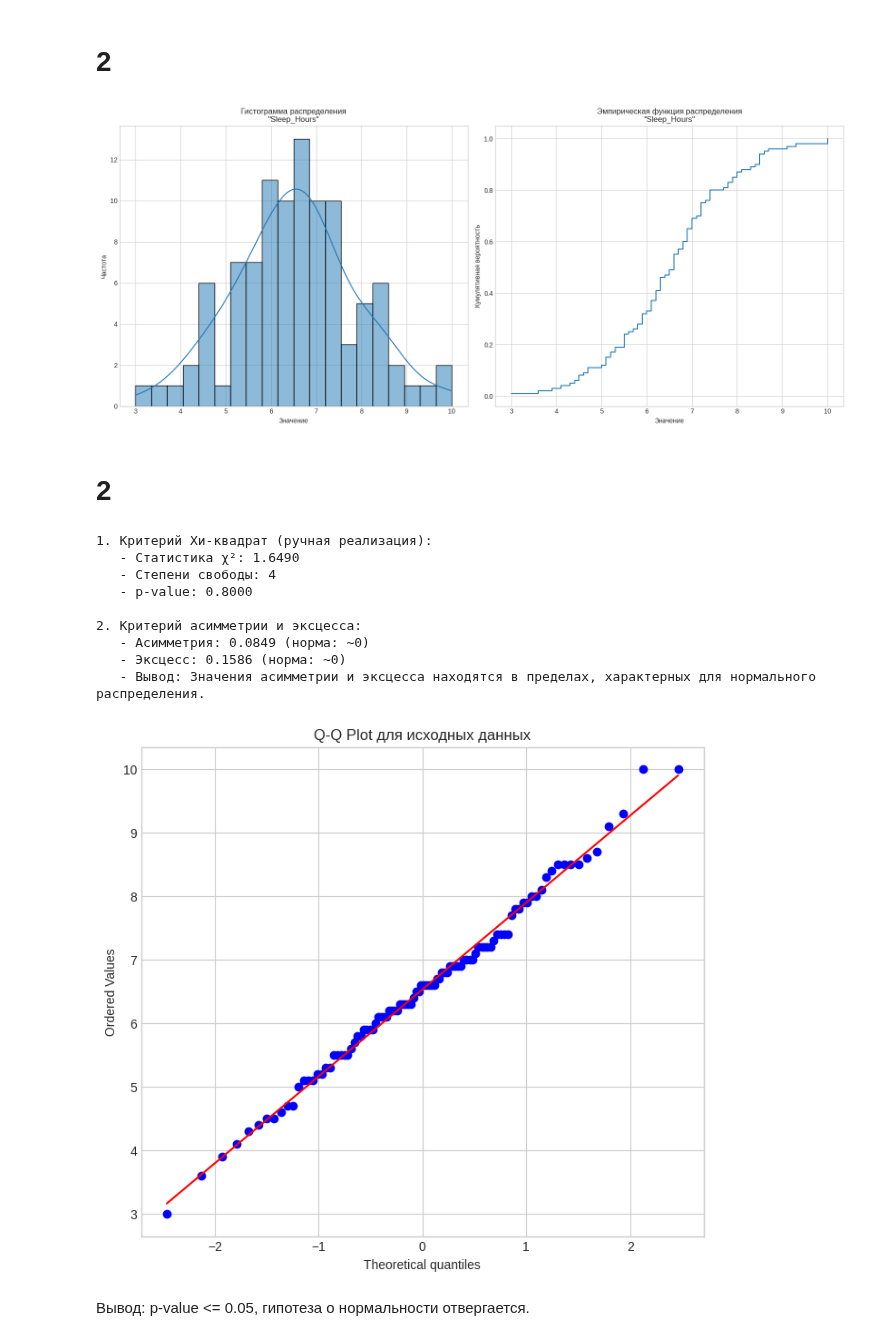
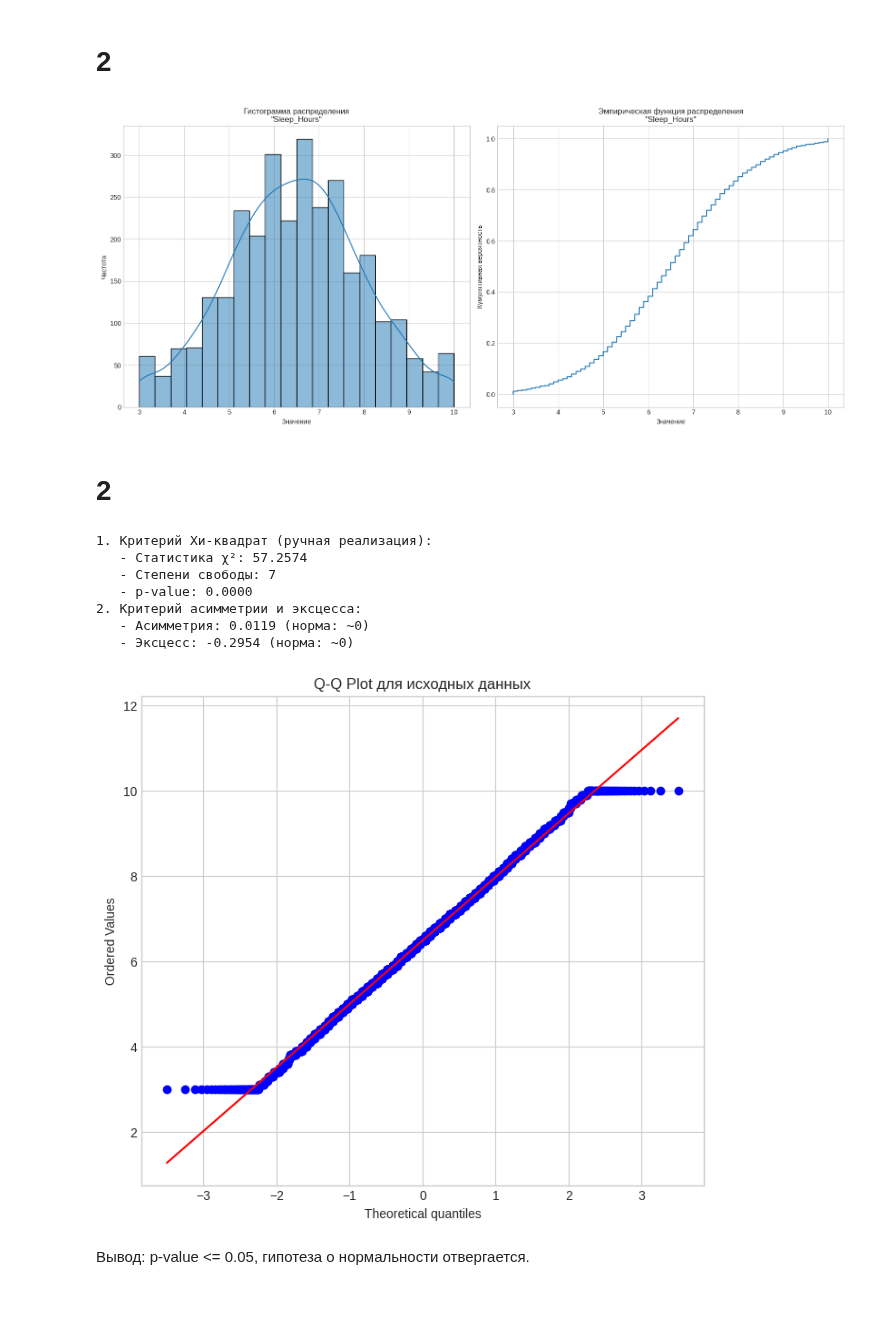
Before and after one commit to poluzerovT/oiad-3-2025, a Jupyter notebook: Zakharevich/lab1.ipynb, the cells around one changed output. Cells and saved outputs as stored; diff of their text form; code cells hidden in the pictures; blank space fills up the shorter version.

```diff
--- a/Zakharevich/lab1.ipynb
+++ b/Zakharevich/lab1.ipynb
@@ -76,7 +76,7 @@ CSV-файл успешно загружен локально.
 column_to_analyze = cols[N % 7]
 print(f"\nN = {N}, N % 7 = {N % 7}")
 print(f"Выбранный столбец для анализа: '{column_to_analyze}'")
-data_series = df[column_to_analyze][:100]
+data_series = df[column_to_analyze]
 # %% [output]
 N = 15, N % 7 = 1
 Выбранный столбец для анализа: 'Sleep_Hours'
@@ -121,7 +121,6 @@ print(f"8. Интерквартильный размах (IQR): {iqr:.4f}")
 plt.style.use('seaborn-v0_8-whitegrid')
 fig, axes = plt.subplots(1, 2, figsize=(16, 7))
 
-# Гистограмма
 sns.histplot(data_series, kde=True, ax=axes[0], bins=20)
 axes[0].set_title(f'Гистограмма распределения\n"{column_to_analyze}"')
 axes[0].set_xlabel('Значение')
@@ -140,7 +139,7 @@ axes[1].grid(True)
 plt.tight_layout()
 plt.show()
 # %% [output]
-[figure, old version]
+[figure, new version]
 # %% [markdown]
 # 2
 # %%
@@ -166,47 +165,41 @@ def chi_square_normality_test(data, bins=10):
             elif i < len(expected_freq) - 1:
                 expected_freq[i+1] += expected_freq[i]
                 observed_freq[i+1] += observed_freq[i]
                 expected_freq = np.delete(expected_freq, i)
                 observed_freq = np.delete(observed_freq, i)
         i += 1
 
     chi2_stat = np.sum((observed_freq - expected_freq)**2 / expected_freq)
     dof = len(expected_freq) - 1 - 2
     p_value = 1 - stats.chi2.cdf(chi2_stat, df=dof)
 
     return chi2_stat, p_value, dof
 
 chi2, p_val, dof = chi_square_normality_test(data_series)
-print("\n1. Критерий Хи-квадрат (ручная реализация):")
+print("1. Критерий Хи-квадрат (ручная реализация):")
 print(f"   - Статистика χ²: {chi2:.4f}")
 print(f"   - Степени свободы: {dof}")
 print(f"   - p-value: {p_val:.4f}")
 
 alpha = 0.05
 
-print("\n2. Критерий асимметрии и эксцесса:")
+print("2. Критерий асимметрии и эксцесса:")
 print(f"   - Асимметрия: {skewness_val:.4f} (норма: ~0)")
 print(f"   - Эксцесс: {kurtosis_val:.4f} (норма: ~0)")
-if abs(skewness_val) < 1 and abs(kurtosis_val) < 1:
-    print("   - Вывод: Значения асимметрии и эксцесса находятся в пределах, характерных для нормального распределения.")
-else:
-    print("   - Вывод: Значения асимметрии и/или эксцесса значительно отклоняются от нуля, что может указывать на ненормальность.")
 
 fig, ax = plt.subplots(figsize=(8, 7))
 stats.probplot(data_series, dist="norm", plot=ax)
 ax.set_title('Q-Q Plot для исходных данных')
 plt.show()
 # %% [output]
 1. Критерий Хи-квадрат (ручная реализация):
-   - Статистика χ²: 1.6490
-   - Степени свободы: 4
-   - p-value: 0.8000
-
+   - Статистика χ²: 57.2574
+   - Степени свободы: 7
+   - p-value: 0.0000
 2. Критерий асимметрии и эксцесса:
-   - Асимметрия: 0.0849 (норма: ~0)
-   - Эксцесс: 0.1586 (норма: ~0)
-   - Вывод: Значения асимметрии и эксцесса находятся в пределах, характерных для нормального распределения.
+   - Асимметрия: 0.0119 (норма: ~0)
+   - Эксцесс: -0.2954 (норма: ~0)
-[figure, old version]
+[figure, new version]
 # %% [markdown]
 Вывод: p-value <= 0.05, гипотеза о нормальности отвергается.
 # %% [markdown]
```
Also changed, not shown: parts of 2 cells of this notebook.
